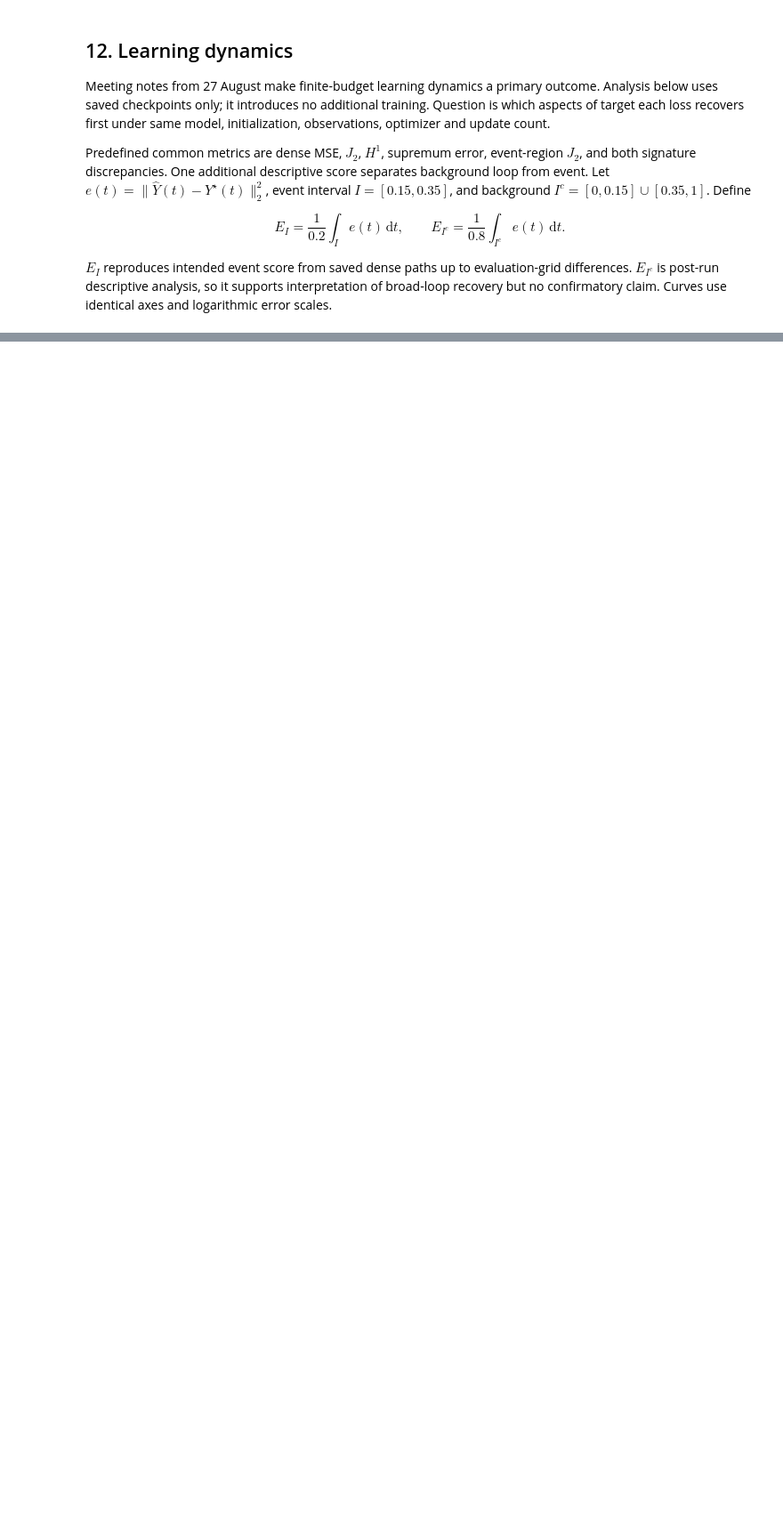
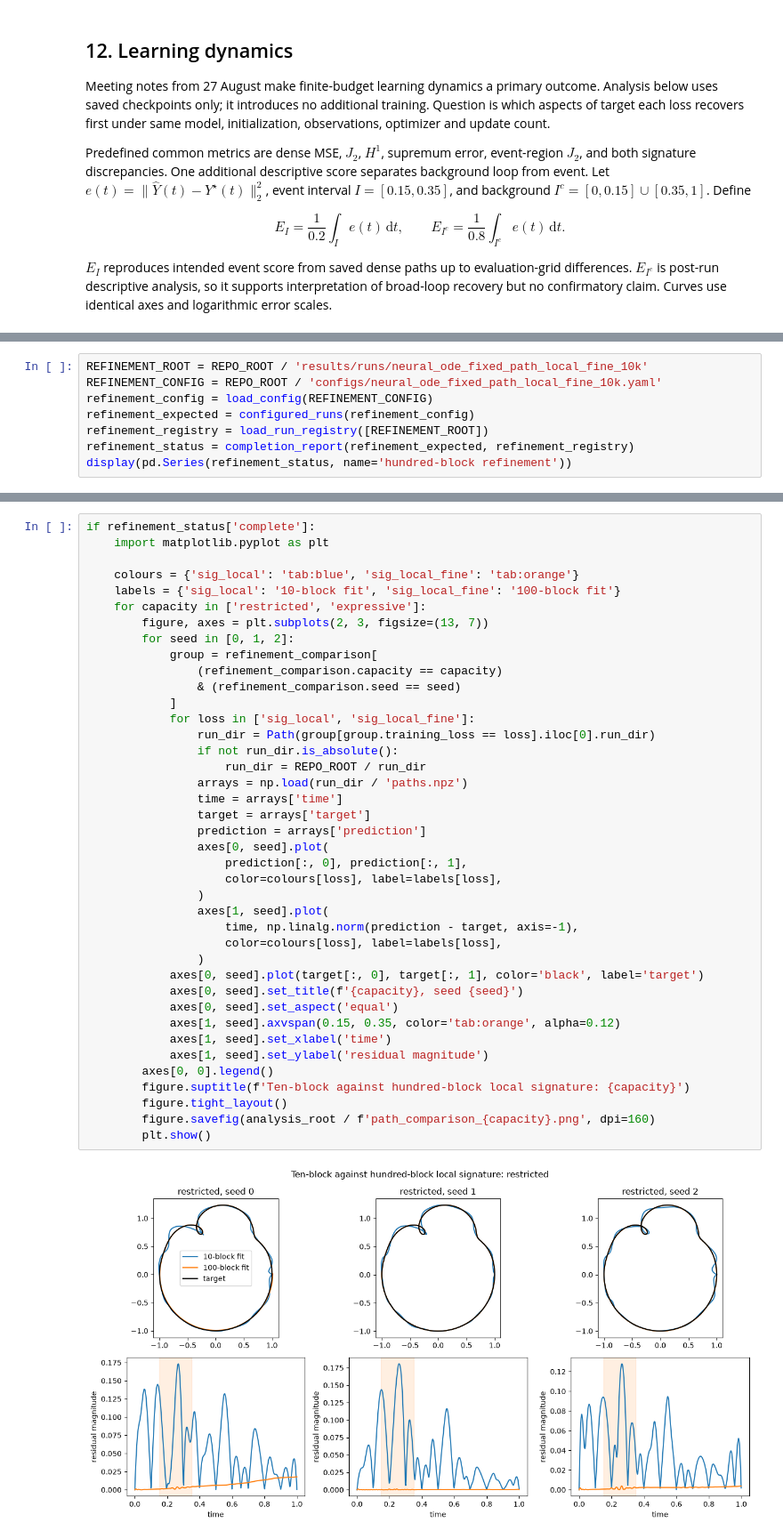
Before and after one commit to davinhpqiu/pathwise-loss, a Jupyter notebook: notebooks/05_neural_ode_path.ipynb, the cells around one changed output, grey strips where cells are left out. Shown at 89% size. Saved outputs shown, nothing was run; the diff lists cells and outputs as text; blank space fills up the shorter version.

```diff
--- a/notebooks/05_neural_ode_path.ipynb
+++ b/notebooks/05_neural_ode_path.ipynb
@@ -1450,0 +2124,8 @@ else:
+# %%
+REFINEMENT_ROOT = REPO_ROOT / 'results/runs/neural_ode_fixed_path_local_fine_10k'
+REFINEMENT_CONFIG = REPO_ROOT / 'configs/neural_ode_fixed_path_local_fine_10k.yaml'
+refinement_config = load_config(REFINEMENT_CONFIG)
+refinement_expected = configured_runs(refinement_config)
+refinement_registry = load_run_registry([REFINEMENT_ROOT])
+refinement_status = completion_report(refinement_expected, refinement_registry)
+display(pd.Series(refinement_status, name='hundred-block refinement'))
@@ -1450,0 +2199,42 @@ else:
+# %%
+if refinement_status['complete']:
+    import matplotlib.pyplot as plt
+
+    colours = {'sig_local': 'tab:blue', 'sig_local_fine': 'tab:orange'}
+    labels = {'sig_local': '10-block fit', 'sig_local_fine': '100-block fit'}
+    for capacity in ['restricted', 'expressive']:
+        figure, axes = plt.subplots(2, 3, figsize=(13, 7))
+        for seed in [0, 1, 2]:
+            group = refinement_comparison[
+                (refinement_comparison.capacity == capacity)
+                & (refinement_comparison.seed == seed)
+            ]
+            for loss in ['sig_local', 'sig_local_fine']:
+                run_dir = Path(group[group.training_loss == loss].iloc[0].run_dir)
+                if not run_dir.is_absolute():
+                    run_dir = REPO_ROOT / run_dir
+                arrays = np.load(run_dir / 'paths.npz')
+                time = arrays['time']
+                target = arrays['target']
+                prediction = arrays['prediction']
+                axes[0, seed].plot(
+                    prediction[:, 0], prediction[:, 1],
+                    color=colours[loss], label=labels[loss],
+                )
+                axes[1, seed].plot(
+                    time, np.linalg.norm(prediction - target, axis=-1),
+                    color=colours[loss], label=labels[loss],
+                )
+            axes[0, seed].plot(target[:, 0], target[:, 1], color='black', label='target')
+            axes[0, seed].set_title(f'{capacity}, seed {seed}')
+            axes[0, seed].set_aspect('equal')
+            axes[1, seed].axvspan(0.15, 0.35, color='tab:orange', alpha=0.12)
+            axes[1, seed].set_xlabel('time')
+            axes[1, seed].set_ylabel('residual magnitude')
+        axes[0, 0].legend()
+        figure.suptitle(f'Ten-block against hundred-block local signature: {capacity}')
+        figure.tight_layout()
+        figure.savefig(analysis_root / f'path_comparison_{capacity}.png', dpi=160)
+        plt.show()
+# %% [output]
+[figure, added]
```
Also changed, not shown: parts of 48 cells of this notebook, 36 other files.
